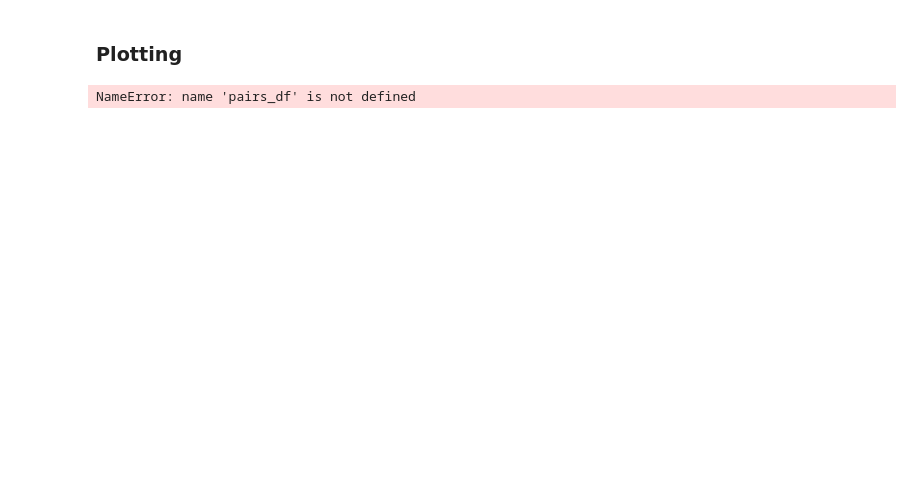
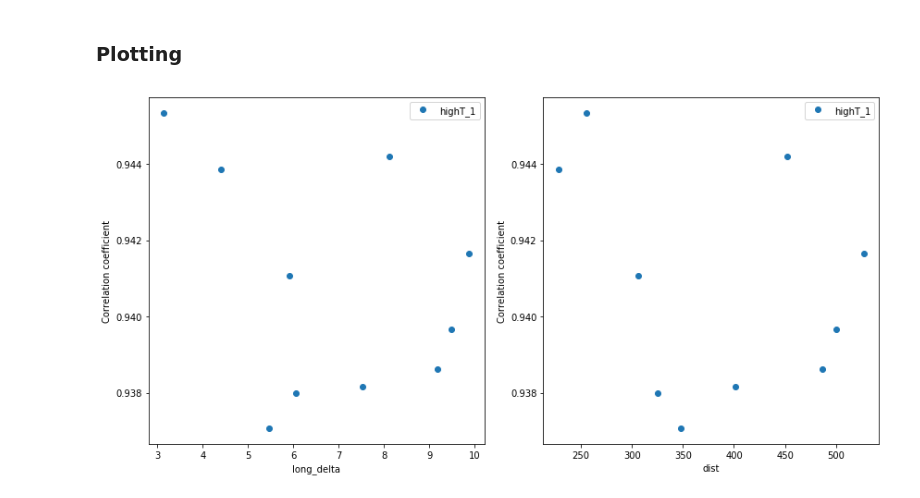
Before and after one commit to cwfink/Fink_ay250_homework, a Jupyter notebook: hw_5/HW_5_v2.ipynb, the cells around one changed output. Cells and saved outputs as stored; diff of their text form; code cells hidden in the pictures; blank space fills up the shorter version.

```diff
--- a/hw_5/HW_5_v2.ipynb
+++ b/hw_5/HW_5_v2.ipynb
@@ -205,7 +194,7 @@ def scrape_data(airport_code, date_start,date_end,data_needed,data_list):
 
     # Grab the second table
     table = soup.findAll('table')[1]
-    results = list()
+    #results = list()
 
     for iline, line in enumerate(table.findAll('tr')):
         #we need to get ignore the header. All the headers have the text 'high' 'low' 'ave' ..etc. so
@@ -219,18 +208,18 @@ def scrape_data(airport_code, date_start,date_end,data_needed,data_list):
                 if ivalue == 0:
                     month_str = ''.join([word.rstrip() for word in value.findAll(text=True)])
                     current_month = month_to_int(month_str)
-            #print(month_str)
+
         if 'high' not in line.text:
 
-            #print(iline)
+
             #itterate through all the values in the line
             for ivalue, value in enumerate(line.findAll('td')):
 
-                #print(value)
+
                 if ivalue in data_needed.values():
 
                     stripped_vals = ''.join([word.rstrip() for word in value.findAll(text=True)])
-                    #print(stripped_vals)
+
                     values_per_line.append(stripped_vals)
 
 
@@ -253,7 +242,7 @@ def scrape_data(airport_code, date_start,date_end,data_needed,data_list):
             #if we are missing a day, we add the data from the previous day to that slot
             if current_day != 1 and data_list != []:
                 previous_date = data_list[-1][0].split('-')
-                if int(previous_date[2]) != current_day-1:
+                if int(previous_date[2]) > current_day-1:
                     previous_data = data_list[-1]
                     temp_date =  '{}-{}-{}'.format(str(current_year),str(current_month),str(int(previous_date[2])+1))
                     previous_data[0] = temp_date
@@ -275,7 +264,7 @@ def get_weather_data(airport_code,date_start='2008/3/11',date_end = 'today'):
     data_list = []
     for idate in range(len(date_range)):
         scrape_data(airport_code, date_range[idate][0],date_range[idate][1],data_needed,data_list)
-        #print('collected data for range {} - {}'.format(date_range[idate][0],date_range[idate][1]))
+        print('collected data for range {} - {}'.format(date_range[idate][0],date_range[idate][1]))
 
 
     data_df = pd.DataFrame(data_list, columns=data_needed.keys())
@@ -342,10 +331,10 @@ Iteration:  49
 ### Populate airport weather table
 # %%
 print('Populating weather table...')
-for i, line in combined_airport_info.iterrows():
+for i, line in combined_airport_info[:].iterrows():
 
 
-    print('Iteration: ', i, ' Airport: ' line['ICAO'])
+    print('Iteration: ', i, ' Airport: ', line['ICAO'])
     lgc_connection = False
     while lgc_connection == False:
         try:
@@ -493,32 +511,32 @@ pairs_df = pd.DataFrame.from_dict(airport_pairs_dict).set_index('Airport_pairs')
 # %%
 def plot_results(df):
     x_val = ['long_delta','dist']
-    y_val = ['highT_1','highT_3','highT_7','precip_1','precip_3','precip_7']
+    y_val = ['highT_1']#,'highT_3','highT_7']#,'precip_1','precip_3','precip_7']
 
     fig, ax = plt.subplots(1, len(x_val), figsize = (12, 3 * len(x_val)))
 
     for ii in range(len(x_val)):
         for jj in range(len(y_val)):
 
             ax[ii].set_xlabel(x_val[ii])
-            ax[ii].set_ylabel('Correlation coefficien')
+            ax[ii].set_ylabel('Correlation coefficient')
 
             df_sort = df.sort_values(by = y_val[jj], ascending=False)[:10]
 
-            ax[ii].plot(df_sort[x_val[ii]], df_sort[y_val[jj]], '0', label = y_val[jj])
+            ax[ii].plot(df_sort[x_val[ii]], df_sort[y_val[jj]], 'o', label = y_val[jj])
             ax[ii].legend(loc = 'best')
 
     plt.tight_layout()
 
 
 
 
 
 
 
 
 
 
 plot_results(pairs_df)
 # %% [output]
-NameError: name 'pairs_df' is not defined
+[figure, added]
```
Also changed, not shown: parts of 6 cells of this notebook.
